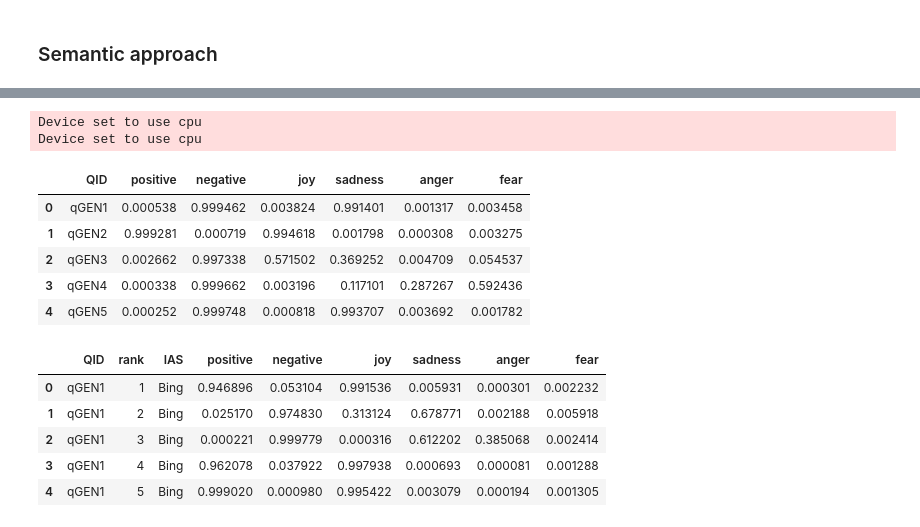
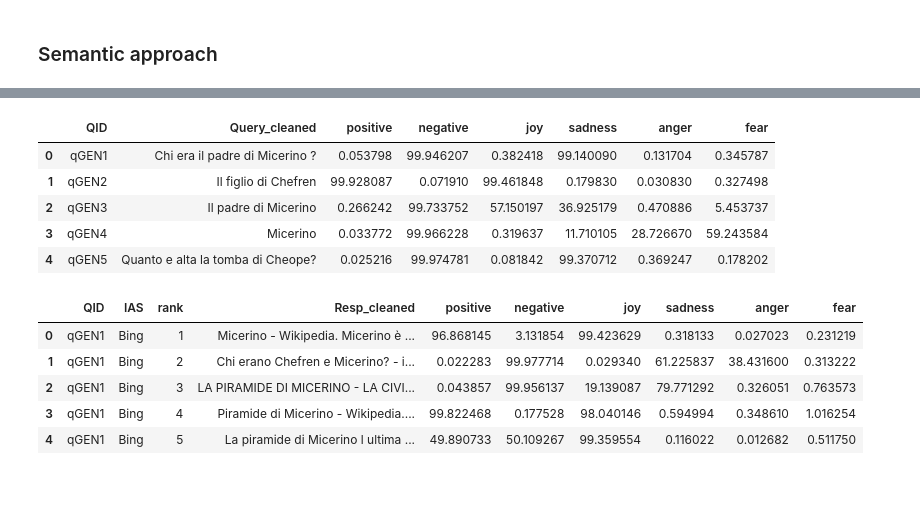
Before and after one commit to HrishitaC/InsideOut2, a Jupyter notebook: Code/emotion_profile.ipynb, the cells around one changed output, grey strips where cells are left out. Saved outputs shown, nothing was run; the diff lists cells and outputs as text; code cells hidden in the pictures; blank space fills up the shorter version.

Commit message:
Fixed lexical and semantic analysis code

```diff
--- a/Code/emotion_profile.ipynb
+++ b/Code/emotion_profile.ipynb
@@ -216,7 +205,8 @@ def calc_emotion_profile(text):
 
     doc = nlp(text)
     for token in doc:
-        if token.is_alpha == True and token.text.lower() not in stopwords_list:
+        # if token.is_alpha == True and token.text.lower() not in stopwords_list:
+        if token.is_alpha == True:
             word = token.text.lower()
             lemma = token.lemma_.lower()
             pos = token.tag_[0].lower()
@@ -226,6 +216,10 @@ def calc_emotion_profile(text):
                 scores["positive"].append(sentiments["pos_score"].values[0])
                 scores["negative"].append(sentiments["neg_score"].values[0])
                 scores["neutral"].append(sentiments["neu_score"].values[0])
+            else:
+                scores["positive"].append(0)
+                scores["negative"].append(0)
+                scores["neutral"].append(1)
 
             emotions = emotion_lexicon.loc[(emotion_lexicon["actual_word"]==word) & (emotion_lexicon["lemma"]==lemma) & (emotion_lexicon["pos"]==pos)]
             if len(emotions) > 0:
@@ -504,65 +596,32 @@ Device set to use cpu
-# %%
-from transformers import pipeline
-import pandas as pd
-from tqdm.notebook import tqdm
-
-emo_classifier = pipeline("text-classification",model='MilaNLProc/feel-it-italian-emotion',top_k=4)
-sent_classifier = pipeline("text-classification",model='MilaNLProc/feel-it-italian-sentiment',top_k=2)
-
-def get_semantic_EP(texts, text_name):
-    emo_scores = emo_classifier(texts)
-    sent_scores = sent_classifier(texts)
-
-    EP_semantic_results = {
-        text_name: [],
-        "positive": [],
-        "negative": [],
-        "joy": [],
-        "sadness": [],
-        "anger": [],
-        "fear": [],
-    }
-
-    for text, sent_score, emo_score in tqdm(zip(texts, sent_scores, emo_scores), total=len(texts)):
-        EP_semantic_results[text_name].append(text)
-        for sent_dict in sent_score:
-            EP_semantic_results[sent_dict["label"]].append(sent_dict["score"])
-        for emo_dict in emo_score:
-            EP_semantic_results[emo_dict["label"]].append(emo_dict["score"])
-    df = pd.DataFrame.from_dict(EP_semantic_results)
-    return df
-# %% [output]
-Device set to use cpu
-Device set to use cpu
 # %%
 queries = pd.read_csv("../Data/SIGIR_queries_IT.csv")
-queries_df = get_semantic_EP(queries["Query"].tolist(), "Query")
+col_name, queries_df = get_semantic_EP(queries["Query"].tolist(), "Query")
 queries_df["QID"] = queries["QID"]
-queries_df = queries_df.loc[:, ["QID", "positive", "negative", "joy", "sadness", "anger", "fear"]]
+queries_df = queries_df.loc[:, ["QID", col_name, "positive", "negative", "joy", "sadness", "anger", "fear"]]
 queries_df.to_csv("../Results/SIGIR_semantic_queryWise_queryEP.csv", index=False)
 queries_df.head()
 # %% [output]
-|  | QID | positive | negative | joy | sadness | anger | fear |
-| 0 | qGEN1 | 0.000538 | 0.999462 | 0.003824 | 0.991401 | 0.001317 | 0.003458 |
-| 1 | qGEN2 | 0.999281 | 0.000719 | 0.994618 | 0.001798 | 0.000308 | 0.003275 |
-| 2 | qGEN3 | 0.002662 | 0.997338 | 0.571502 | 0.369252 | 0.004709 | 0.054537 |
-| 3 | qGEN4 | 0.000338 | 0.999662 | 0.003196 | 0.117101 | 0.287267 | 0.592436 |
-| 4 | qGEN5 | 0.000252 | 0.999748 | 0.000818 | 0.993707 | 0.003692 | 0.001782 |
+|  | QID | Query_cleaned | positive | negative | joy | sadness | anger | fear |
+| 0 | qGEN1 | Chi era il padre di Micerino ? | 0.053798 | 99.946207 | 0.382418 | 99.140090 | 0.131704 | 0.345787 |
+| 1 | qGEN2 | Il figlio di Chefren | 99.928087 | 0.071910 | 99.461848 | 0.179830 | 0.030830 | 0.327498 |
+| 2 | qGEN3 | Il padre di Micerino | 0.266242 | 99.733752 | 57.150197 | 36.925179 | 0.470886 | 5.453737 |
+| 3 | qGEN4 | Micerino | 0.033772 | 99.966228 | 0.319637 | 11.710105 | 28.726670 | 59.243584 |
+| 4 | qGEN5 | Quanto e alta la tomba di Cheope? | 0.025216 | 99.974781 | 0.081842 | 99.370712 | 0.369247 | 0.178202 |
 # %%
 bing_resp = pd.read_csv("../Data/SIGIR_bing_resp.csv")
-bing_df = get_semantic_EP(bing_resp["Resp"].tolist(), "Resp")
+col_name, bing_df = get_semantic_EP(bing_resp["Resp"].tolist(), "Resp")
 bing_df["QID"] = bing_resp["QID"]
 bing_df["rank"] = bing_resp["Rank"]
 bing_df["IAS"] = ["Bing"]*len(bing_resp)
-bing_df = bing_df.loc[:, ["QID", "rank", "IAS", "positive", "negative", "joy", "sadness", "anger", "fear"]]
+bing_df = bing_df.loc[:, ["QID", "IAS", "rank", col_name, "positive", "negative", "joy", "sadness", "anger", "fear"]]
 bing_df.to_csv("../Results/SIGIR_semantic_queryWise_bingEP.csv", index=False)
 bing_df.head()
 # %% [output]
-|  | QID | rank | IAS | positive | negative | joy | sadness | anger | fear |
-| 0 | qGEN1 | 1 | Bing | 0.946896 | 0.053104 | 0.991536 | 0.005931 | 0.000301 | 0.002232 |
-| 1 | qGEN1 | 2 | Bing | 0.025170 | 0.974830 | 0.313124 | 0.678771 | 0.002188 | 0.005918 |
-| 2 | qGEN1 | 3 | Bing | 0.000221 | 0.999779 | 0.000316 | 0.612202 | 0.385068 | 0.002414 |
-| 3 | qGEN1 | 4 | Bing | 0.962078 | 0.037922 | 0.997938 | 0.000693 | 0.000081 | 0.001288 |
-| 4 | qGEN1 | 5 | Bing | 0.999020 | 0.000980 | 0.995422 | 0.003079 | 0.000194 | 0.001305 |
+|  | QID | IAS | rank | Resp_cleaned | positive | negative | joy | sadness | anger | fear |
+| 0 | qGEN1 | Bing | 1 | Micerino - Wikipedia. Micerino è ... | 96.868145 | 3.131854 | 99.423629 | 0.318133 | 0.027023 | 0.231219 |
+| 1 | qGEN1 | Bing | 2 | Chi erano Chefren e Micerino? - i... | 0.022283 | 99.977714 | 0.029340 | 61.225837 | 38.431600 | 0.313222 |
+| 2 | qGEN1 | Bing | 3 | LA PIRAMIDE DI MICERINO - LA CIVI... | 0.043857 | 99.956137 | 19.139087 | 79.771292 | 0.326051 | 0.763573 |
+| 3 | qGEN1 | Bing | 4 | Piramide di Micerino - Wikipedia.... | 99.822468 | 0.177528 | 98.040146 | 0.594994 | 0.348610 | 1.016254 |
+| 4 | qGEN1 | Bing | 5 | La piramide di Micerino l ultima ... | 49.890733 | 50.109267 | 99.359554 | 0.116022 | 0.012682 | 0.511750 |
 # %%
 gemma_resp = pd.read_csv("../Data/SIGIR_gemma_resp.csv")
```
Also changed, not shown: parts of 18 cells of this notebook, 14 other files.
